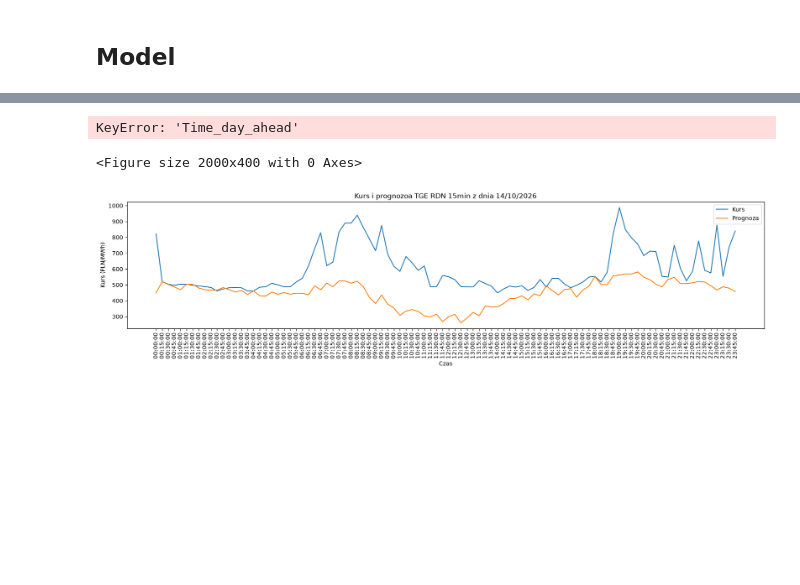
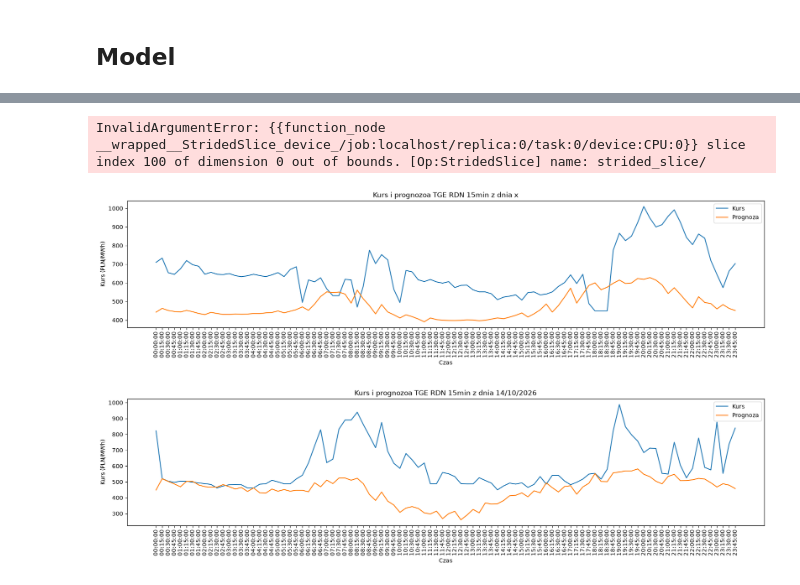
Before and after one commit to ula-HES/energy-price-forecasting, a Jupyter notebook: modelling.ipynb, the cells around one changed output, grey strips where cells are left out. Cells and saved outputs as stored; diff of their text form; code cells hidden in the pictures; blank space fills up the shorter version.

```diff
--- a/modelling.ipynb
+++ b/modelling.ipynb
@@ -121,10 +108,10 @@ y_test = tge_rdnquarters_weather_forecast_kse_normalised_test["Price_ii_day_ahea
 # %%
 # convert to numpy object
 
-X_train_numpy = X_train.to_numpy().reshape((205,96,53))
+X_train_numpy = X_train.to_numpy().reshape((205,96,15))
 y_train_numpy = y_train.to_numpy().reshape((205,96,1))
 
-X_test_numpy = X_test.to_numpy().reshape((87,96,53))
+X_test_numpy = X_test.to_numpy().reshape((87,96,15))
 y_test_numpy = y_test.to_numpy().reshape((87,96,1))
 # %%
 # convert numpy array to tensor
@@ -132,12 +119,12 @@ y_test_numpy = y_test.to_numpy().reshape((87,96,1))
 import tensorflow as tf
 
 
-X_train_tensor = tf.convert_to_tensor(X_train_numpy)
-y_train_tensor = tf.convert_to_tensor(y_train_numpy)
+X_train_tensor = tf.convert_to_tensor(X_train_numpy.astype(np.float64))
+y_train_tensor = tf.convert_to_tensor(y_train_numpy.astype(np.float64))
 
 
-X_test_tensor = tf.convert_to_tensor(X_test_numpy)
-y_test_tensor = tf.convert_to_tensor(y_test_numpy)
+X_test_tensor = tf.convert_to_tensor(X_test_numpy.astype(np.float64))
+y_test_tensor = tf.convert_to_tensor(y_test_numpy.astype(np.float64))
 # %% [markdown]
 ## Model
 # %%
@@ -147,13 +134,13 @@ import keras
 keras.utils.set_random_seed(42)
 
 # Regularisation strength
-reg = keras.regularizers.l2(0.001)
+reg = keras.regularizers.l2(0.1)
 
 model_LSTM_sequences = keras.models.Sequential([
-    keras.Input(shape=(96, 53)),
+    keras.Input(shape=(96, 15)),
 
     keras.layers.LSTM(
-        units=8,
+        units=32,
         kernel_regularizer=reg,
         recurrent_regularizer=reg
     ),
@@ -168,7 +155,7 @@ optimiser = keras.optimizers.Adam(learning_rate=0.001)
 
 model_LSTM_sequences.compile(
     optimizer=optimiser,
-    loss="mean_squared_error",
+    loss="mean_absolute_error",
     metrics=["mae", "root_mean_squared_error"]
 )
 
@@ -220,22 +229,27 @@ WARNING:tensorflow:5 out of the last 8 calls to <function TensorFlowTrainer.make
+# %%
+y_test_tensor[[100]]
+# %% [output]
+InvalidArgumentError: {{function_node __wrapped__StridedSlice_device_/job:localhost/replica:0/task:0/device:CPU:0}} slice index 100 of dimension 0 out of bounds. [Op:StridedSlice] name: strided_slice/
+# %%
+tge_rdnquarters_weather_forecast_kse["Date_day_ahead"] = pd.to_datetime(tge_rdnquarters_weather_forecast_kse["Date_day_ahead"])
 # %%
 # plotting forecast
 
 import matplotlib.pyplot as plt
 
 plt.figure(figsize = (20,4))
 
 
-plt.plot(tge_rdnquarters_weather_forecast_kse["Time_day_ahead"][tge_rdnquarters_weather_forecast_kse["Date_day_ahead"] == "2026-10-15"], y_test_tensor[103] * price_ii_day_ahead_std + price_ii_day_ahead_mean, label = "Kurs")
-plt.plot(tge_rdnquarters_weather_forecast_kse["Time_day_ahead"][tge_rdnquarters_weather_forecast_kse["Date_day_ahead"] == "2026-10-15"], predictions[103] * price_ii_day_ahead_std + price_ii_day_ahead_mean, label = "Prognoza")
+plt.plot(tge_rdnquarters_weather_forecast_kse["Time_day_ahead"][tge_rdnquarters_weather_forecast_kse["Date_day_ahead"] == "2025-10-02"], y_test_tensor[69] * price_ii_day_ahead_std + price_ii_day_ahead_mean, label = "Kurs")
+plt.plot(tge_rdnquarters_weather_forecast_kse["Time_day_ahead"][tge_rdnquarters_weather_forecast_kse["Date_day_ahead"] == "2025-10-02"], predictions[69] * price_ii_day_ahead_std + price_ii_day_ahead_mean, label = "Prognoza")
 plt.xlabel("Czas")
 plt.ylabel("Kurs (PLN/MWh)")
-plt.title("Kurs i prognozoa TGE RDN 15min z dnia 15/10/2026")
+plt.title("Kurs i prognozoa TGE RDN 15min z dnia x")
 plt.legend()
 plt.xticks(rotation = 90)
 plt.show()
 # %% [output]
-KeyError: 'Time_day_ahead'
-<Figure size 2000x400 with 0 Axes>
+[figure, added]
 # %%
 # plotting forecast
 
```
Also changed, not shown: parts of 18 cells of this notebook, 2 other files.
